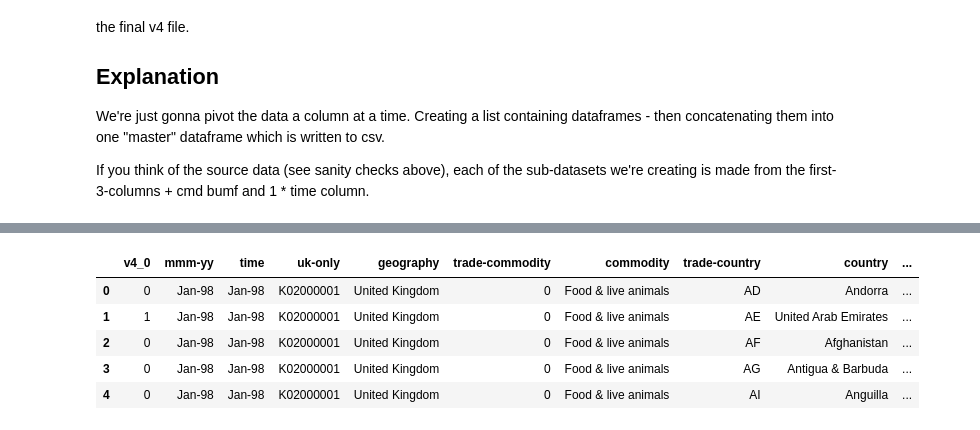
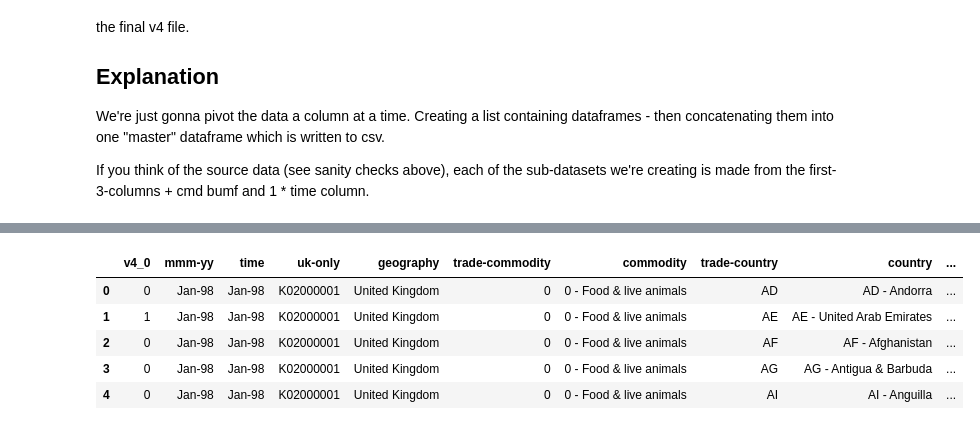
Before and after one commit to GSS-Cogs/cmd-trade, a Jupyter notebook: makeV4_trade.ipynb, the cells around one changed output, grey strips where cells are left out. Drawn from its saved outputs; the diff is of its cells as text; code cells hidden in the pictures.

Commit message:
changes to script

```diff
--- a/makeV4_trade.ipynb
+++ b/makeV4_trade.ipynb
@@ -17,13 +17,24 @@ NOTE - this is not quick, expect it to take 5-10 mins and just leave it to run,
 # %%
 
 import pandas as pd
+from databakerUtils.v4Functions import v4Integers
+import requests
 
 # ###########################
 # CHANGE INPUT FILENAMES HERE
 # ###########################
 
-importsInFile = "tradeingoodscountrybycommodityimportsmay2018final.xlsx"
-exportsInFile = "tradeingoodscountrybycommodityexportsmay2018final.xlsx"
+importsInFile = "countrybycommodityimportsfinal.xlsx"
+exportsInFile = "countrybycommodityexportsfinal.xlsx"
 
 dfI = pd.read_excel(importsInFile)   # create imports dataframe
 dfE = pd.read_excel(exportsInFile)   # create exports dataframe
+
+#BA have added a key at the bottom...
+#next two lines needed if script returns an error
+dfI = dfI.dropna()
+dfE = dfE.dropna()
+
+
+# Sanity check imports dataframe - literally just so we can eyeball the first three lines.
+dfI[:3]
@@ -48,4 +47,7 @@ dfE[:3]
 # %%
+# Sanity check exports dataframe - literally just so we can eyeball the first three lines.
+dfE[:3]
+
 # Functions we'll reuse a few times.
 
 def fixTime(cell):
@@ -65,6 +67,26 @@ def fixTime(cell):
         raise ValueError("First 4 characters of 'date' should be a year, we got: " + cell[:4])
 
     return cell[-3:].title() + "-" + cell[2:4]
+
+url = 'https://api.cmd-dev.onsdigital.co.uk/v1/code-lists/trade-commodity/editions/one-off/codes'
+r = requests.get(url)
+wholeDict = r.json()
+commodityDict = {}
+for item in wholeDict['items']:
+    commodityDict.update({item['id']:item['label']})
+def CommodityLabels(value):
+    #returns trade-commodity labels from api
+    return commodityDict[value]
+
+url = 'https://api.cmd-dev.onsdigital.co.uk/v1/code-lists/trade-country/editions/one-off/codes'
+r = requests.get(url)
+wholeDict = r.json()
+countryDict = {}
+for item in wholeDict['items']:
+    countryDict.update({item['id']:item['label']})
+def CountryLabels(value):
+    #returns trade-country labels from api
+    return countryDict[value]
 # %% [markdown]
 # Transformation Script
 
@@ -119,6 +141,11 @@ for source in [dfI, dfE]:
 
 allDf = pd.concat(allFrames)
 
+allDf['v4_0'] = allDf['v4_0'].apply(v4Integers) #changes floats to string-integers
+
+allDf['country'] = allDf['trade-country'].apply(CountryLabels) #change country labels
+allDf['commodity'] = allDf['trade-commodity'].apply(CommodityLabels) #change commodity labels
+
 allDf.to_csv("v4_Trade.csv", index=False) # output to csv
 print("v4 File successfully generated.")
 
@@ -144,7 +171,7 @@ Generated sub-dataframe for '2018MAY' from source 2 of 2.
 v4 File successfully generated.
 |  | v4_0 | mmm-yy | time | uk-only | geography | trade-commodity | commodity | trade-country | country | ... |
-| 0 | 0 | Jan-98 | Jan-98 | K02000001 | United Kingdom | 0 | Food & live animals | AD | Andorra | ... |
-| 1 | 1 | Jan-98 | Jan-98 | K02000001 | United Kingdom | 0 | Food & live animals | AE | United Arab Emirates | ... |
-| 2 | 0 | Jan-98 | Jan-98 | K02000001 | United Kingdom | 0 | Food & live animals | AF | Afghanistan | ... |
-| 3 | 0 | Jan-98 | Jan-98 | K02000001 | United Kingdom | 0 | Food & live animals | AG | Antigua & Barbuda | ... |
-| 4 | 0 | Jan-98 | Jan-98 | K02000001 | United Kingdom | 0 | Food & live animals | AI | Anguilla | ... |
+| 0 | 0 | Jan-98 | Jan-98 | K02000001 | United Kingdom | 0 | 0 - Food & live animals | AD | AD - Andorra | ... |
+| 1 | 1 | Jan-98 | Jan-98 | K02000001 | United Kingdom | 0 | 0 - Food & live animals | AE | AE - United Arab Emirates | ... |
+| 2 | 0 | Jan-98 | Jan-98 | K02000001 | United Kingdom | 0 | 0 - Food & live animals | AF | AF - Afghanistan | ... |
+| 3 | 0 | Jan-98 | Jan-98 | K02000001 | United Kingdom | 0 | 0 - Food & live animals | AG | AG - Antigua & Barbuda | ... |
+| 4 | 0 | Jan-98 | Jan-98 | K02000001 | United Kingdom | 0 | 0 - Food & live animals | AI | AI - Anguilla | ... |
```
Also changed, not shown: parts of 4 cells of this notebook, 1 other file.
